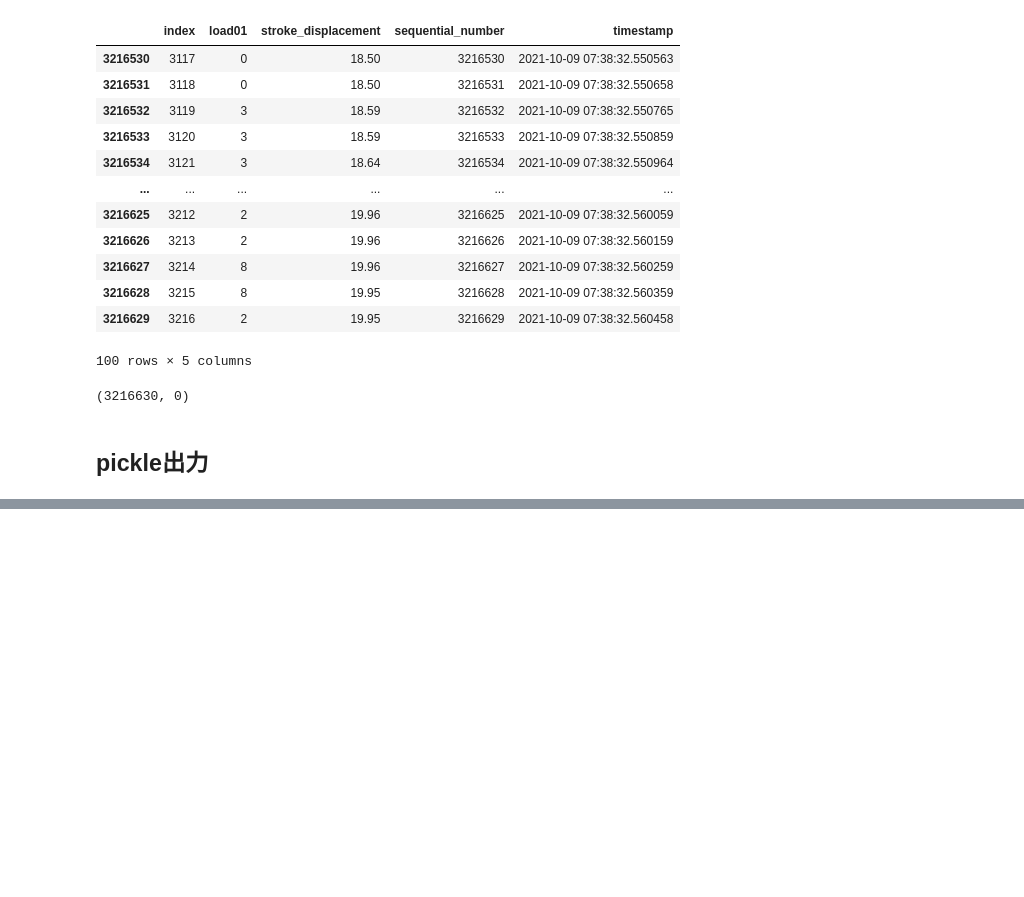
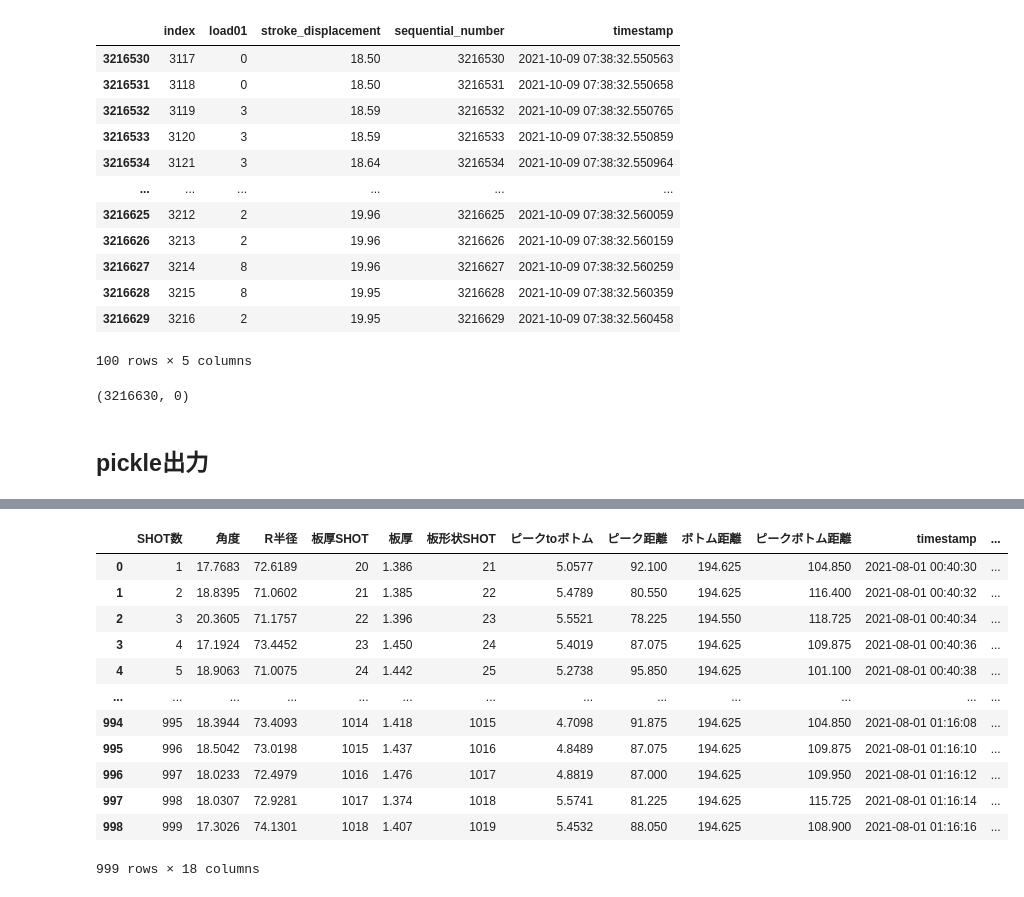
Before and after one commit to ymiyamoto5/data-analysis-platform-bak, a Jupyter notebook: notebooks/data_import_j.ipynb, the cells around one changed output, grey strips where cells are left out. Drawn from its saved outputs; the diff is of its cells as text; code cells hidden in the pictures; blank space fills up the shorter version.

Commit message:
data_import_j更新

```diff
--- a/notebooks/data_import_j.ipynb
+++ b/notebooks/data_import_j.ipynb
@@ -522,0 +525,4 @@ for file in files:
+# %%
+docs_8 = ElasticManager.get_docs(index="shots-machine-j-20210801094030-start-break-diff-j", query={})
+df_features_8 = pd.DataFrame(docs_8)
+df_features_8
@@ -522,0 +543,22 @@ for file in files:
+# %%
+merged_df_8 = pd.DataFrame.merge(
+    df_angle_8,
+    df_features_8,
+    left_on="SHOT数",
+    right_on="shot"
+)
+merged_df_8
+# %% [output]
+|  | SHOT数 | 角度 | R半径 | 板厚SHOT | 板厚 | 板形状SHOT | ピークtoボトム | ピーク距離 | ボトム距離 | ピークボトム距離 | timestamp | ... |
+| 0 | 1 | 17.7683 | 72.6189 | 20 | 1.386 | 21 | 5.0577 | 92.100 | 194.625 | 104.850 | 2021-08-01 00:40:30 | ... |
+| 1 | 2 | 18.8395 | 71.0602 | 21 | 1.385 | 22 | 5.4789 | 80.550 | 194.625 | 116.400 | 2021-08-01 00:40:32 | ... |
+| 2 | 3 | 20.3605 | 71.1757 | 22 | 1.396 | 23 | 5.5521 | 78.225 | 194.550 | 118.725 | 2021-08-01 00:40:34 | ... |
+| 3 | 4 | 17.1924 | 73.4452 | 23 | 1.450 | 24 | 5.4019 | 87.075 | 194.625 | 109.875 | 2021-08-01 00:40:36 | ... |
+| 4 | 5 | 18.9063 | 71.0075 | 24 | 1.442 | 25 | 5.2738 | 95.850 | 194.625 | 101.100 | 2021-08-01 00:40:38 | ... |
+| ... | ... | ... | ... | ... | ... | ... | ... | ... | ... | ... | ... | ... |
+| 994 | 995 | 18.3944 | 73.4093 | 1014 | 1.418 | 1015 | 4.7098 | 91.875 | 194.625 | 104.850 | 2021-08-01 01:16:08 | ... |
+| 995 | 996 | 18.5042 | 73.0198 | 1015 | 1.437 | 1016 | 4.8489 | 87.075 | 194.625 | 109.875 | 2021-08-01 01:16:10 | ... |
+| 996 | 997 | 18.0233 | 72.4979 | 1016 | 1.476 | 1017 | 4.8819 | 87.000 | 194.625 | 109.950 | 2021-08-01 01:16:12 | ... |
+| 997 | 998 | 18.0307 | 72.9281 | 1017 | 1.374 | 1018 | 5.5741 | 81.225 | 194.625 | 115.725 | 2021-08-01 01:16:14 | ... |
+| 998 | 999 | 17.3026 | 74.1301 | 1018 | 1.407 | 1019 | 5.4532 | 88.050 | 194.625 | 108.900 | 2021-08-01 01:16:16 | ... |
+999 rows × 18 columns
```
Also changed, not shown: parts of 39 cells of this notebook.
